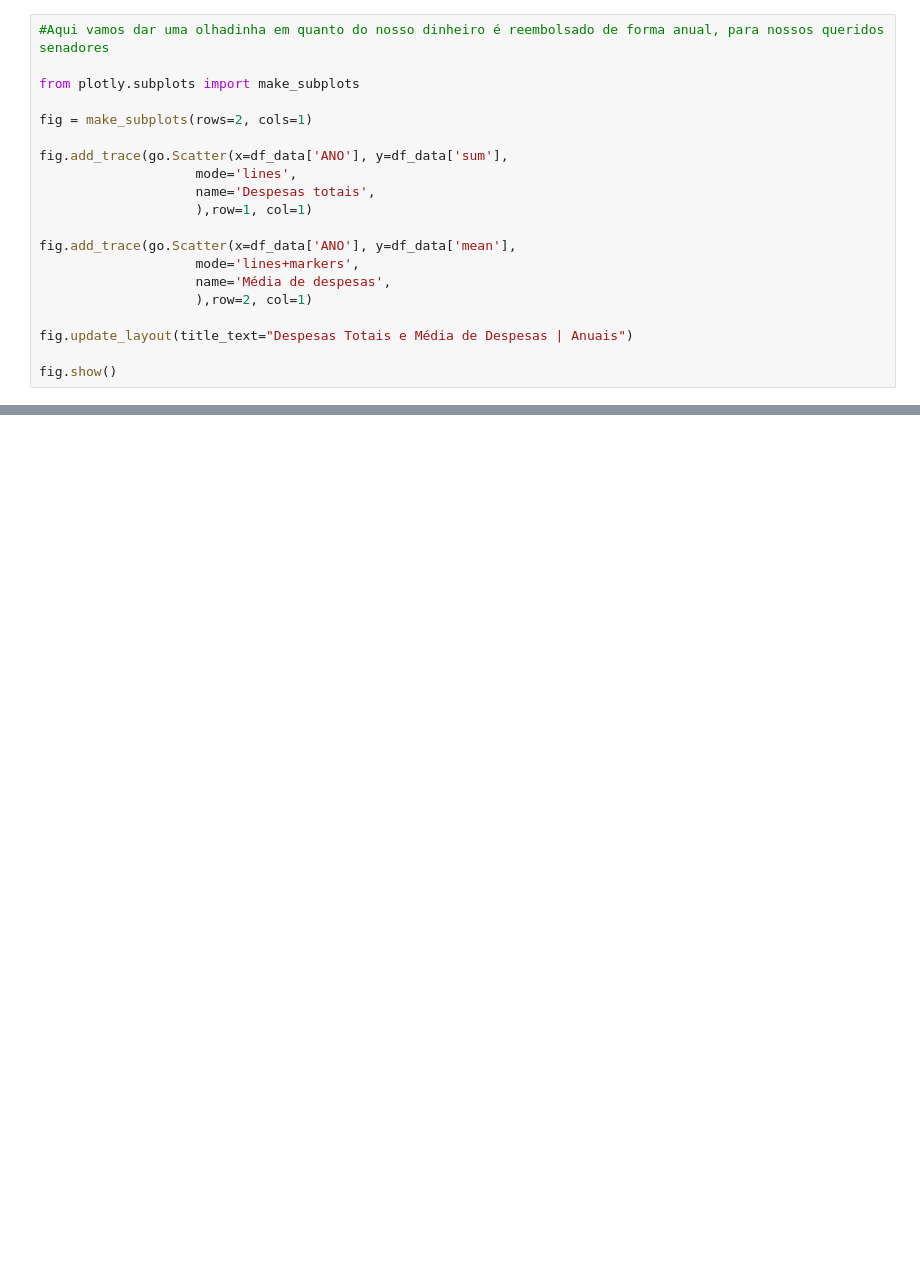
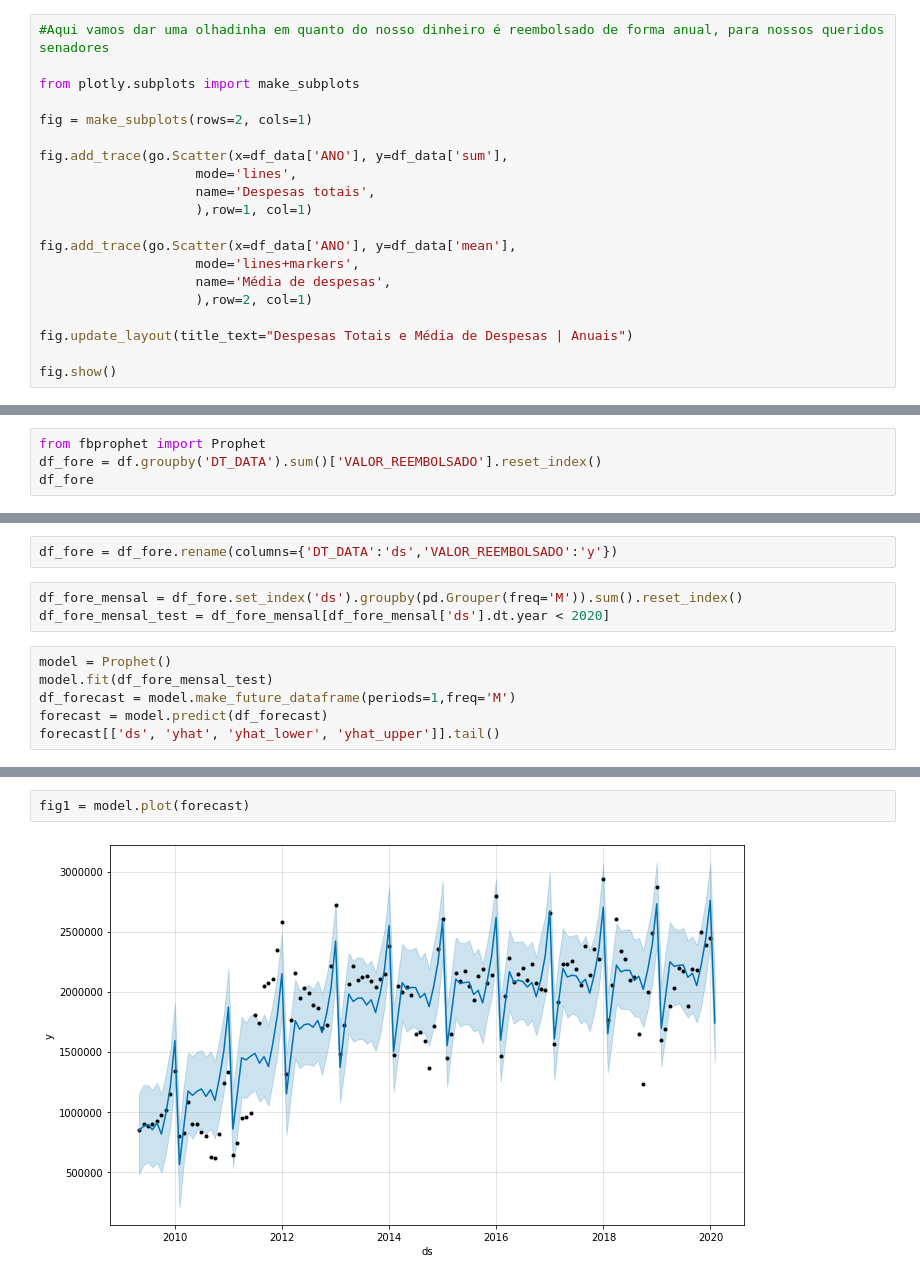
Before and after one commit to BrunoHq06/AnaliseCeaps, a Jupyter notebook: desafio_7_dias_com_dados/EDA E MODELAGEM.ipynb, the cells around one changed output, grey strips where cells are left out. Saved outputs shown, nothing was run; the diff lists cells and outputs as text; blank space fills up the shorter version.

```diff
--- a/desafio_7_dias_com_dados/EDA E MODELAGEM.ipynb
+++ b/desafio_7_dias_com_dados/EDA E MODELAGEM.ipynb
@@ -165,0 +136,4 @@ fig.show()
+# %%
+from fbprophet import Prophet
+df_fore = df.groupby('DT_DATA').sum()['VALOR_REEMBOLSADO'].reset_index()
+df_fore
@@ -165,0 +156,11 @@ fig.show()
+# %%
+df_fore = df_fore.rename(columns={'DT_DATA':'ds','VALOR_REEMBOLSADO':'y'})
+# %%
+df_fore_mensal = df_fore.set_index('ds').groupby(pd.Grouper(freq='M')).sum().reset_index()
+df_fore_mensal_test = df_fore_mensal[df_fore_mensal['ds'].dt.year < 2020]
+# %%
+model = Prophet()
+model.fit(df_fore_mensal_test)
+df_forecast = model.make_future_dataframe(periods=1,freq='M')
+forecast = model.predict(df_forecast)
+forecast[['ds', 'yhat', 'yhat_lower', 'yhat_upper']].tail()
@@ -165,0 +176,4 @@ fig.show()
+# %%
+fig1 = model.plot(forecast)
+# %% [output]
+[figure, added]
```
Also changed, not shown: parts of 12 cells of this notebook, 2 other files.
